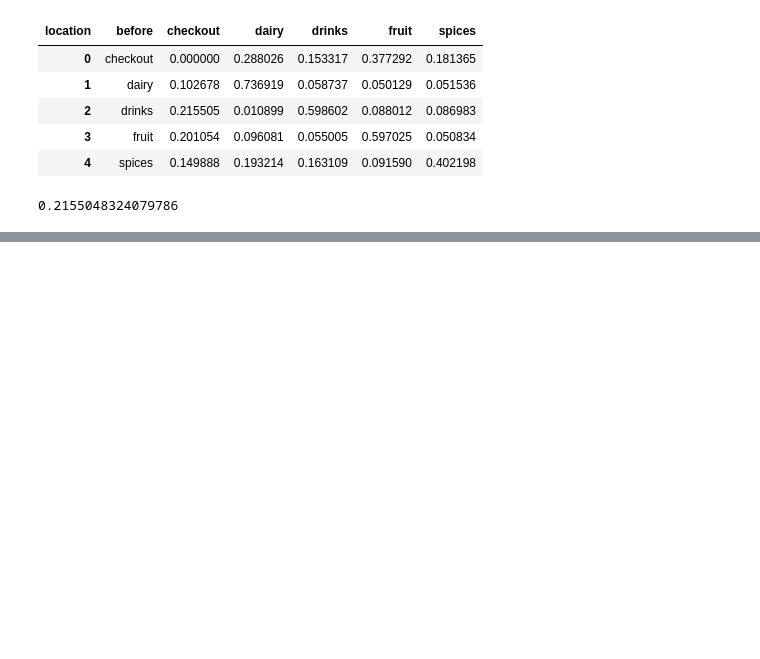
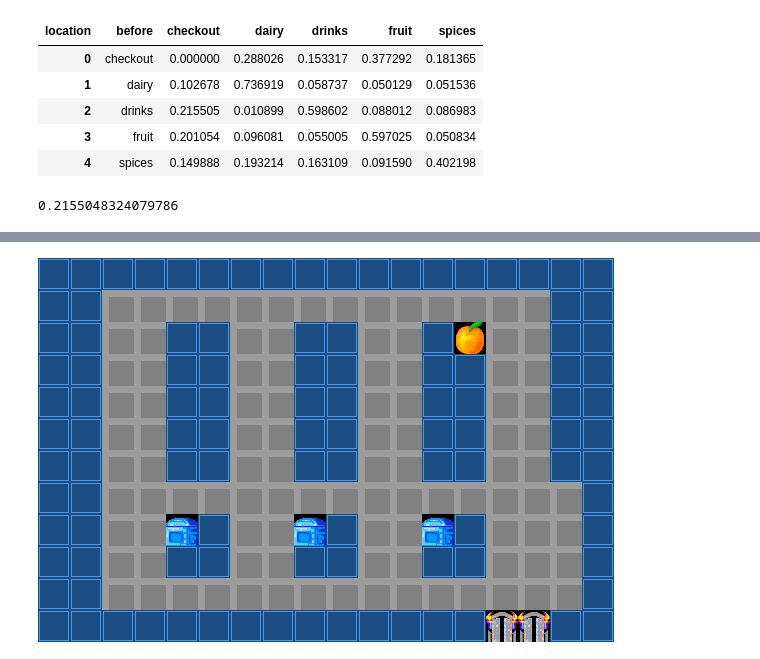
Before and after one commit to rashed2940/Marchov_chain_proj, a Jupyter notebook: transition_matrix.ipynb, the cells around one changed output, grey strips where cells are left out. Saved outputs shown, nothing was run; the diff lists cells and outputs as text; code cells hidden in the pictures; blank space fills up the shorter version.

```diff
--- a/transition_matrix.ipynb
+++ b/transition_matrix.ipynb
@@ -158,0 +218,14 @@ df104.checkout[2]
+# %%
+tiles = np.array(im1)
+# print(icon.shape, icon.dtype)
+x = 4 * 32   # 5th column starting from 0
+y = 1 * 32   # 2nd row
+apple = tiles[y:y+32, x:x+32]
+# %%
+tx = 13 * 32
+ty = 2 * 32
+market[ty:ty+32, tx:tx+32] = apple
+im = Image.fromarray(market)
+im
+# %% [output]
+[figure, added]
```
Also changed, not shown: parts of 17 cells of this notebook, 14 other files.
